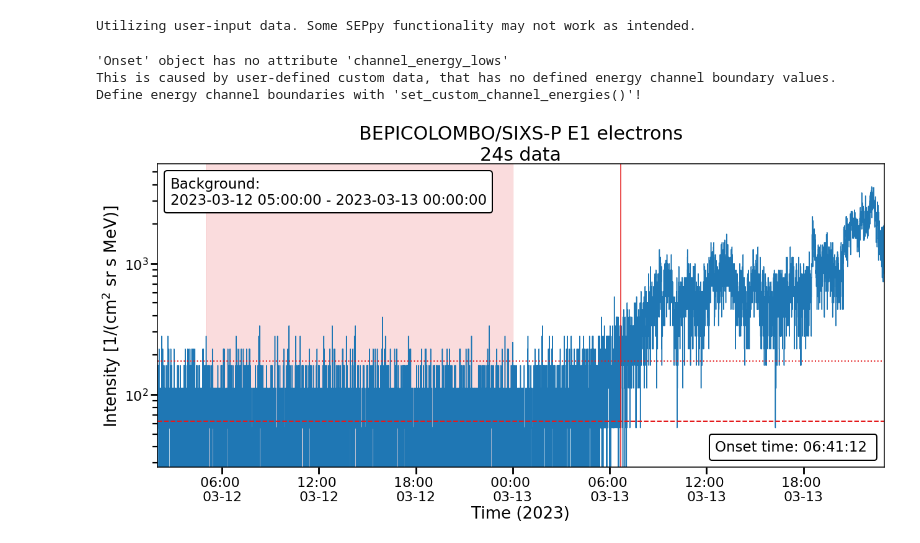
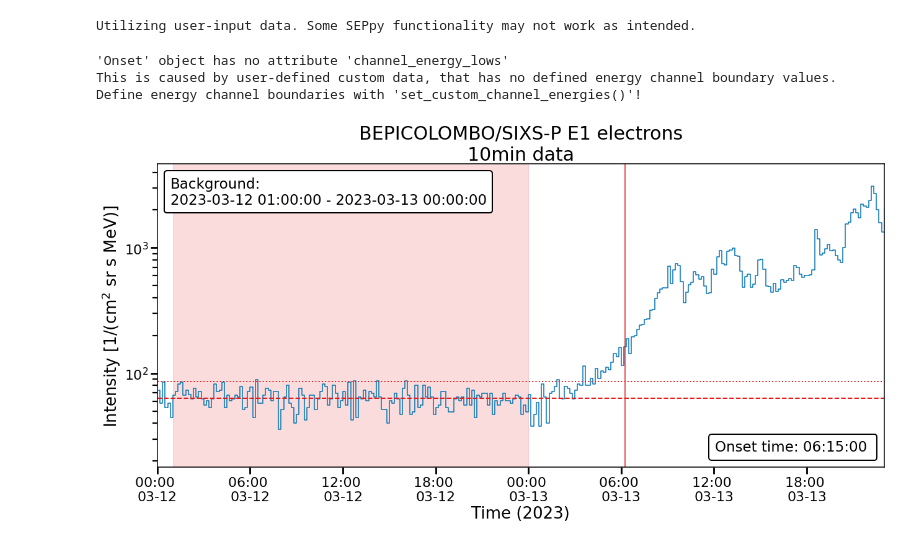
Before and after one commit to Christian-Palmroos/PyOnset, a Jupyter notebook: custom_data_testing.ipynb, the cells around one changed output. Drawn from its saved outputs; the diff is of its cells as text; code cells hidden in the pictures.

```diff
--- a/custom_data_testing.ipynb
+++ b/custom_data_testing.ipynb
@@ -49,12 +49,12 @@ electrons = Onset(spacecraft="Bepicolombo", sensor="SIXS-P", species="electron",
                  data=df)
 # %% [output]
 Utilizing user-input data. Some SEPpy functionality may not work as intended.
-# %%
-electrons.get_custom_channel_energies()
-# %% [output]
-'Onset' object has no attribute 'channel_energy_lows'
-This is caused by user-defined custom data, that has no defined energy channel boundary values.
-Define energy channel boundaries with 'set_custom_channel_energies()'!
+# %%
+electrons.get_custom_channel_energies()
+# %% [output]
+'Onset' object has no attribute 'channel_energy_lows'
+This is caused by user-defined custom data, that has no defined energy channel boundary values.
+Define energy channel boundaries with 'set_custom_channel_energies()'!
 # %%
 # In case of custom data, the software needs to be explicitly told what are the boundaries of the energy channels
 
@@ -68,15 +68,15 @@ electrons.set_custom_channel_energies(low_bounds=sixs_e_lows, high_bounds=sixs_e
 #protons.set_custom_channel_energies(low_bounds=sixs_p_lows, high_bounds=sixs_p_highs, unit="MeV")
 # %%
 channel = "E1"
-plot_range = ["2023-03-12 02:00", "2023-03-13 23:00"]
-background = BootstrapWindow(start="2023-03-12 05:00", end="2023-03-13 00:00", bootstraps=1000)
-resample = None #"2 min"
+plot_range = ["2023-03-12 00:00", "2023-03-13 23:00"]
+background = BootstrapWindow(start="2023-03-12 01:00", end="2023-03-13 00:00", bootstraps=1000)
+resample = "10 min"
 cusum_minutes = 60
 #
 onset_stats, flux_series = electrons.cusum_onset(channels=channel, background_range=background, xlim=plot_range, ylim=None,
                                              resample=resample, cusum_minutes=cusum_minutes, savepath="plots/onsets", save=False)
 # %% [output]
-[figure, old version]
+[figure, new version]
 # %%
 rng = 101010101
 sample_size = 0.75
```
Also changed, not shown: parts of 8 cells of this notebook, 1 other file.
